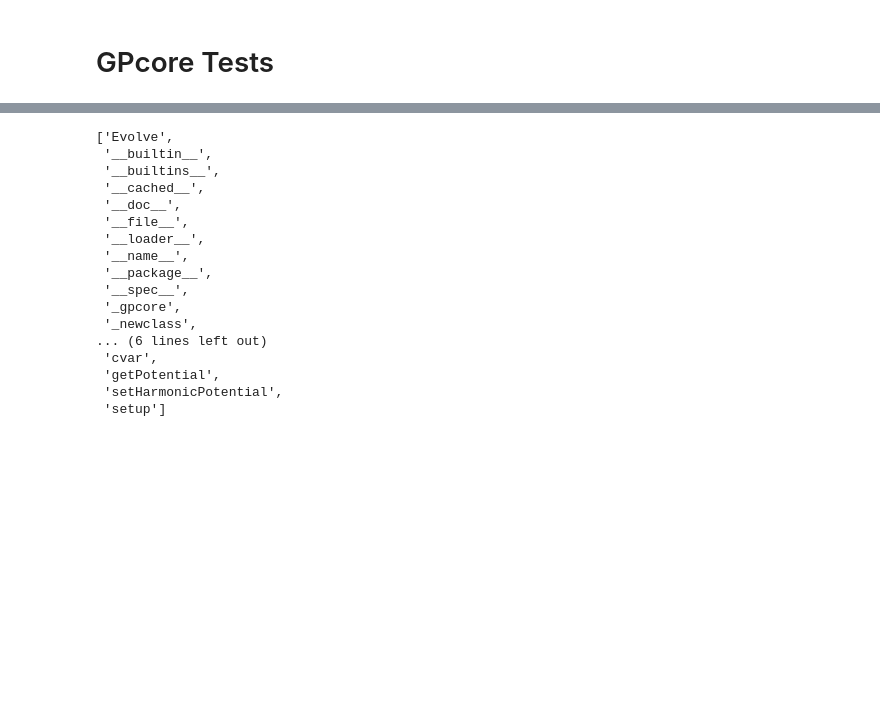
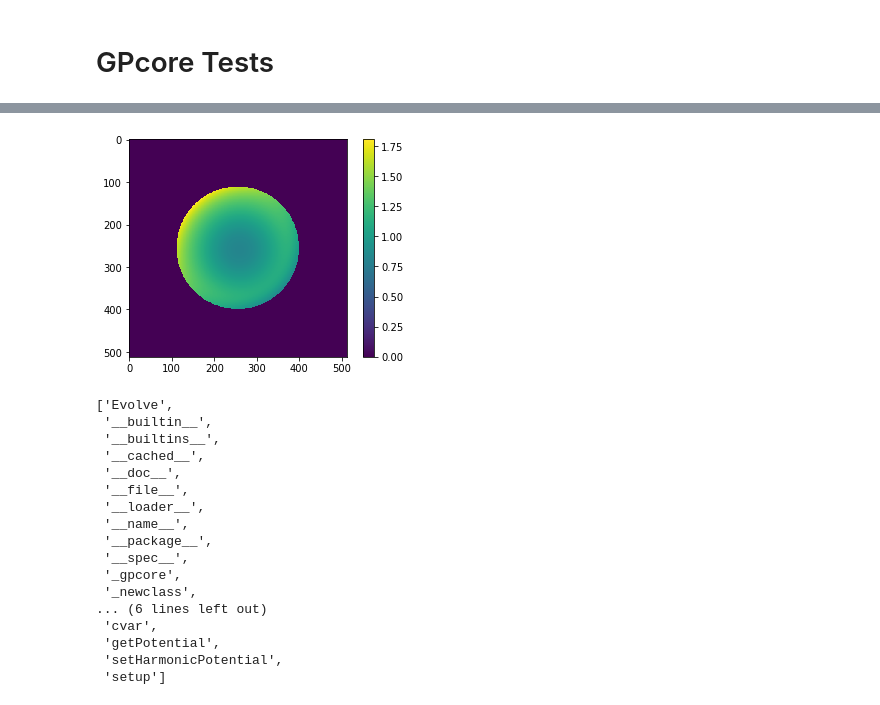
Before and after one commit to biswaroopmukherjee/condensate, a Jupyter notebook: examples/random.ipynb, the cells around one changed output, grey strips where cells are left out. Saved outputs shown, nothing was run; the diff lists cells and outputs as text; code cells hidden in the pictures; blank space fills up the shorter version.

```diff
--- a/examples/random.ipynb
+++ b/examples/random.ipynb
@@ -75,3 +75,10 @@ plt.show()
+# %%
+plt.imshow(np.angle(x)* (np.abs(x)**2 >1e4), vmin=0)
+plt.colorbar()
+
+plt.show()
+# %% [output]
+[figure, added]
 # %%
 dir(gpcore)
 # %% [output]
```
Also changed, not shown: parts of 4 cells of this notebook, 8 other files.
